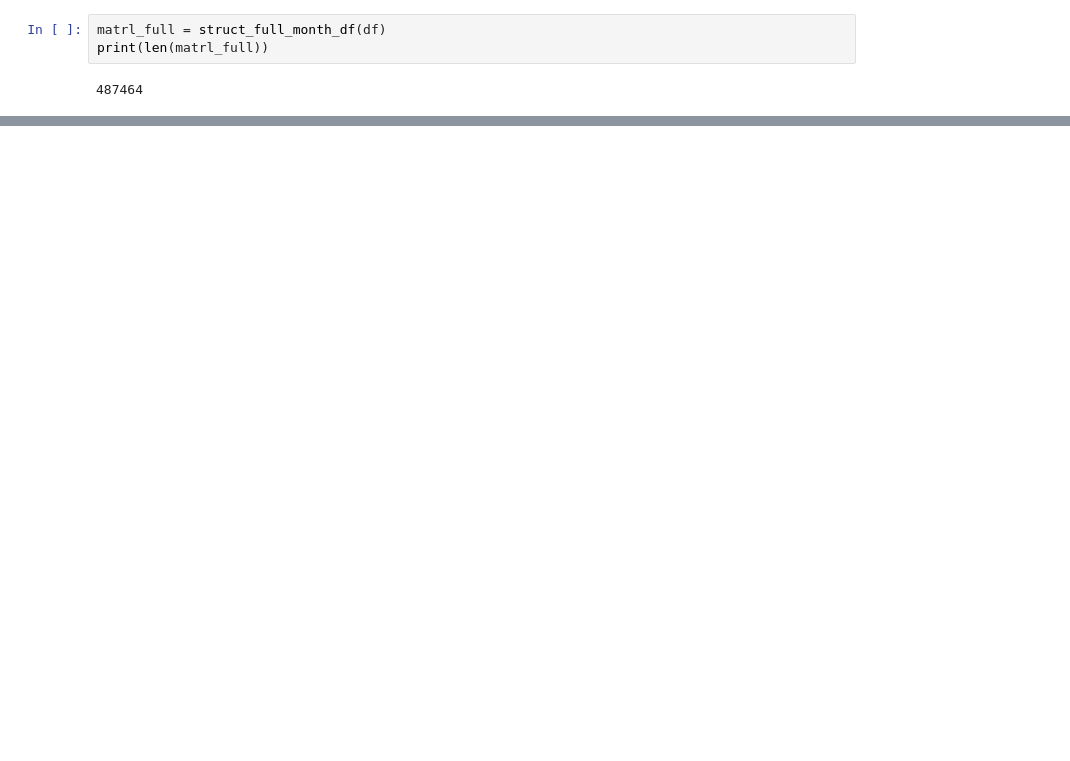
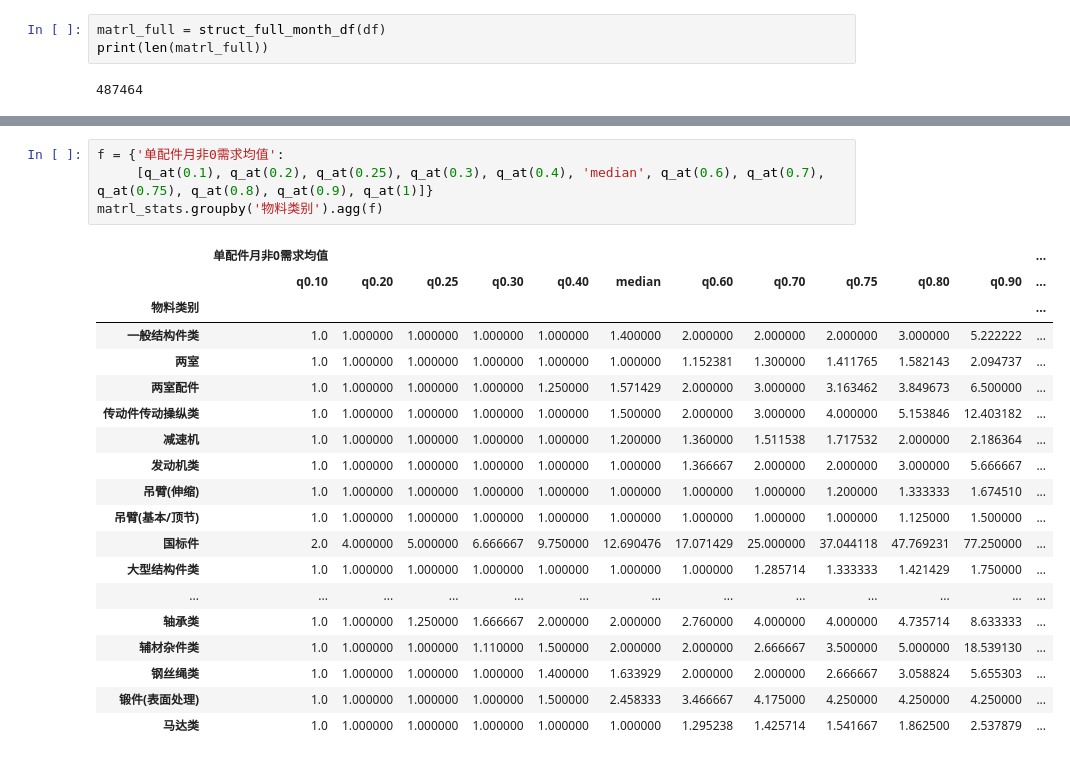
Before and after one commit to Charlie258/Machine-learning, a Jupyter notebook: 工起数据分类探索2.ipynb, the cells around one changed output, grey strips where cells are left out. Saved outputs shown, nothing was run; the diff lists cells and outputs as text; blank space fills up the shorter version.

```diff
--- a/工起数据分类探索2.ipynb
+++ b/工起数据分类探索2.ipynb
@@ -288,0 +488,24 @@ for i in ids:
+# %%
+f = {'单配件月非0需求均值':
+     [q_at(0.1), q_at(0.2), q_at(0.25), q_at(0.3), q_at(0.4), 'median', q_at(0.6), q_at(0.7), q_at(0.75), q_at(0.8), q_at(0.9), q_at(1)]}
+matrl_stats.groupby('物料类别').agg(f)
+# %% [output]
+|  | 单配件月非0需求均值 |  |  |  |  |  |  |  |  |  |  | ... |
+|  | q0.10 | q0.20 | q0.25 | q0.30 | q0.40 | median | q0.60 | q0.70 | q0.75 | q0.80 | q0.90 | ... |
+| 物料类别 |  |  |  |  |  |  |  |  |  |  |  | ... |
+| 一般结构件类 | 1.0 | 1.000000 | 1.000000 | 1.000000 | 1.000000 | 1.400000 | 2.000000 | 2.000000 | 2.000000 | 3.000000 | 5.222222 | ... |
+| 两室 | 1.0 | 1.000000 | 1.000000 | 1.000000 | 1.000000 | 1.000000 | 1.152381 | 1.300000 | 1.411765 | 1.582143 | 2.094737 | ... |
+| 两室配件 | 1.0 | 1.000000 | 1.000000 | 1.000000 | 1.250000 | 1.571429 | 2.000000 | 3.000000 | 3.163462 | 3.849673 | 6.500000 | ... |
+| 传动件传动操纵类 | 1.0 | 1.000000 | 1.000000 | 1.000000 | 1.000000 | 1.500000 | 2.000000 | 3.000000 | 4.000000 | 5.153846 | 12.403182 | ... |
+| 减速机 | 1.0 | 1.000000 | 1.000000 | 1.000000 | 1.000000 | 1.200000 | 1.360000 | 1.511538 | 1.717532 | 2.000000 | 2.186364 | ... |
+| 发动机类 | 1.0 | 1.000000 | 1.000000 | 1.000000 | 1.000000 | 1.000000 | 1.366667 | 2.000000 | 2.000000 | 3.000000 | 5.666667 | ... |
+| 吊臂(伸缩) | 1.0 | 1.000000 | 1.000000 | 1.000000 | 1.000000 | 1.000000 | 1.000000 | 1.000000 | 1.200000 | 1.333333 | 1.674510 | ... |
+| 吊臂(基本/顶节) | 1.0 | 1.000000 | 1.000000 | 1.000000 | 1.000000 | 1.000000 | 1.000000 | 1.000000 | 1.000000 | 1.125000 | 1.500000 | ... |
+| 国标件 | 2.0 | 4.000000 | 5.000000 | 6.666667 | 9.750000 | 12.690476 | 17.071429 | 25.000000 | 37.044118 | 47.769231 | 77.250000 | ... |
+| 大型结构件类 | 1.0 | 1.000000 | 1.000000 | 1.000000 | 1.000000 | 1.000000 | 1.000000 | 1.285714 | 1.333333 | 1.421429 | 1.750000 | ... |
+| ... | ... | ... | ... | ... | ... | ... | ... | ... | ... | ... | ... | ... |
+| 轴承类 | 1.0 | 1.000000 | 1.250000 | 1.666667 | 2.000000 | 2.000000 | 2.760000 | 4.000000 | 4.000000 | 4.735714 | 8.633333 | ... |
+| 辅材杂件类 | 1.0 | 1.000000 | 1.000000 | 1.110000 | 1.500000 | 2.000000 | 2.000000 | 2.666667 | 3.500000 | 5.000000 | 18.539130 | ... |
+| 钢丝绳类 | 1.0 | 1.000000 | 1.000000 | 1.000000 | 1.400000 | 1.633929 | 2.000000 | 2.000000 | 2.666667 | 3.058824 | 5.655303 | ... |
+| 锻件(表面处理) | 1.0 | 1.000000 | 1.000000 | 1.000000 | 1.500000 | 2.458333 | 3.466667 | 4.175000 | 4.250000 | 4.250000 | 4.250000 | ... |
+| 马达类 | 1.0 | 1.000000 | 1.000000 | 1.000000 | 1.000000 | 1.000000 | 1.295238 | 1.425714 | 1.541667 | 1.862500 | 2.537879 | ... |
```
Also changed, not shown: parts of 24 cells of this notebook.
